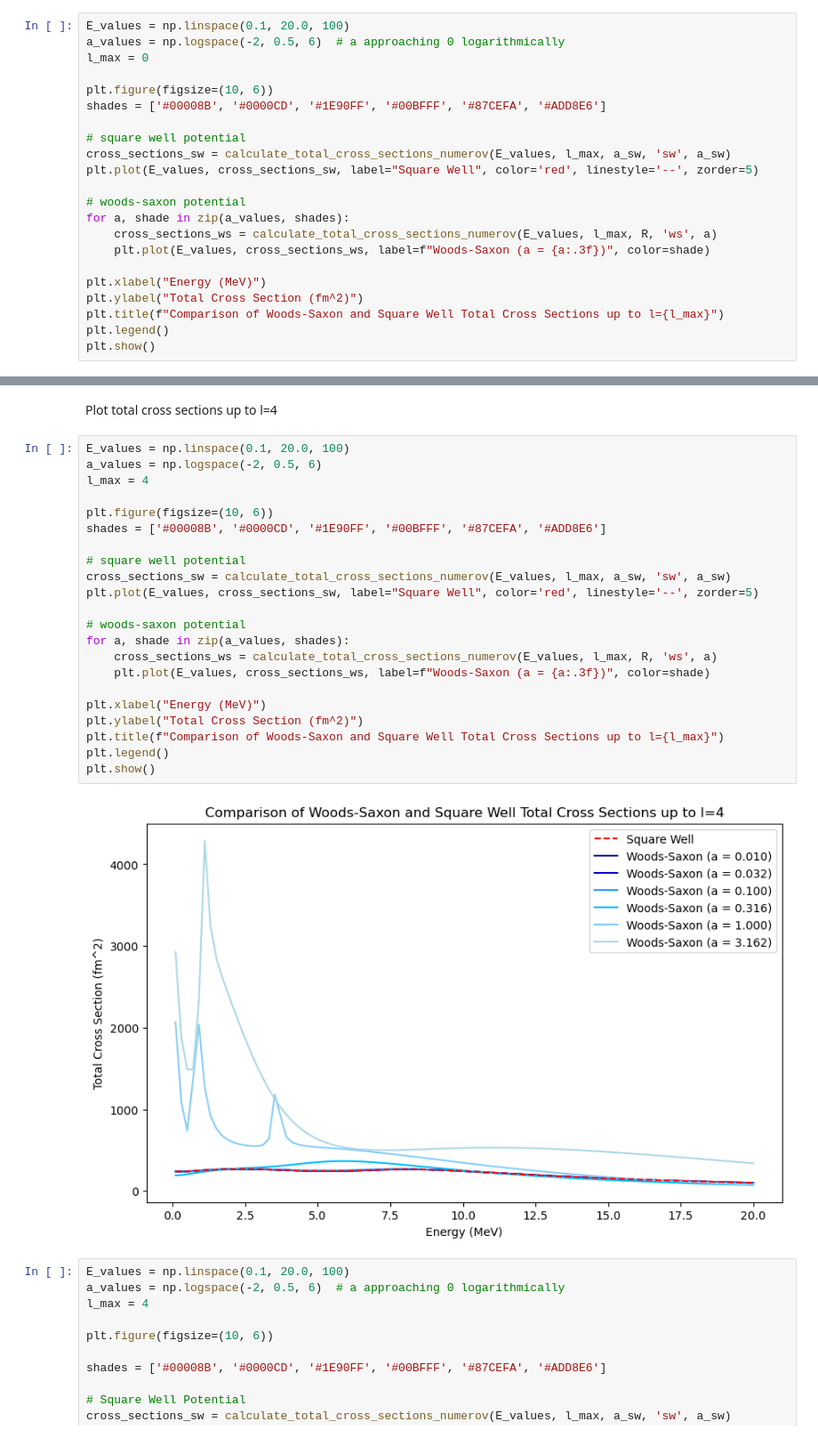
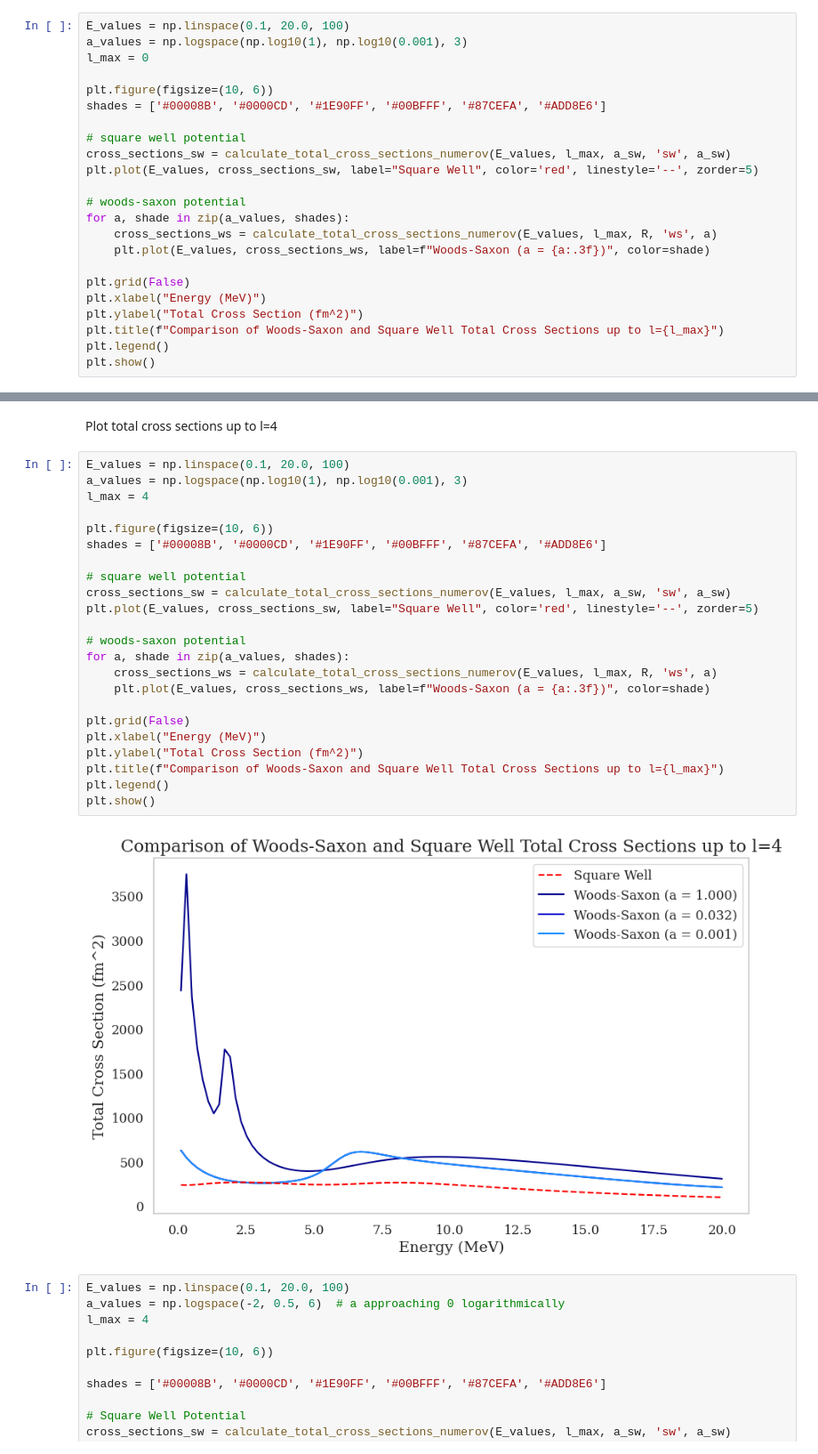
Before and after one commit to LydiaMaz/Scattering-Calculations, a Jupyter notebook: WoodsSaxon_SquareWell.ipynb, the cells around one changed output, grey strips where cells are left out. Shown at 89% size. Drawn from its saved outputs; the diff is of its cells as text.

Commit message:
modify plots

```diff
--- a/WoodsSaxon_SquareWell.ipynb
+++ b/WoodsSaxon_SquareWell.ipynb
@@ -145,7 +188,7 @@ def calculate_total_cross_sections_numerov(E_values, l_max, R, potential, a):
 Plot total cross sections up to l=0
 # %%
 E_values = np.linspace(0.1, 20.0, 100)
-a_values = np.logspace(-2, 0.5, 6)  # a approaching 0 logarithmically
+a_values = np.logspace(np.log10(1), np.log10(0.001), 3)
 l_max = 0
 
 plt.figure(figsize=(10, 6))
@@ -160,6 +203,7 @@ for a, shade in zip(a_values, shades):
     cross_sections_ws = calculate_total_cross_sections_numerov(E_values, l_max, R, 'ws', a)
     plt.plot(E_values, cross_sections_ws, label=f"Woods-Saxon (a = {a:.3f})", color=shade)
 
+plt.grid(False)
 plt.xlabel("Energy (MeV)")
 plt.ylabel("Total Cross Section (fm^2)")
 plt.title(f"Comparison of Woods-Saxon and Square Well Total Cross Sections up to l={l_max}")
@@ -199,28 +243,29 @@ plt.show()
 Plot total cross sections up to l=4
 # %%
 E_values = np.linspace(0.1, 20.0, 100)
-a_values = np.logspace(-2, 0.5, 6)
+a_values = np.logspace(np.log10(1), np.log10(0.001), 3)
 l_max = 4
 
 plt.figure(figsize=(10, 6))
 shades = ['#00008B', '#0000CD', '#1E90FF', '#00BFFF', '#87CEFA', '#ADD8E6']
 
 # square well potential
 cross_sections_sw = calculate_total_cross_sections_numerov(E_values, l_max, a_sw, 'sw', a_sw)
 plt.plot(E_values, cross_sections_sw, label="Square Well", color='red', linestyle='--', zorder=5)
 
 # woods-saxon potential
 for a, shade in zip(a_values, shades):
     cross_sections_ws = calculate_total_cross_sections_numerov(E_values, l_max, R, 'ws', a)
     plt.plot(E_values, cross_sections_ws, label=f"Woods-Saxon (a = {a:.3f})", color=shade)
 
+plt.grid(False)
 plt.xlabel("Energy (MeV)")
 plt.ylabel("Total Cross Section (fm^2)")
 plt.title(f"Comparison of Woods-Saxon and Square Well Total Cross Sections up to l={l_max}")
 plt.legend()
 plt.show()
 # %% [output]
-[figure, old version]
+[figure, new version]
 # %%
 E_values = np.linspace(0.1, 20.0, 100)
 a_values = np.logspace(-2, 0.5, 6)  # a approaching 0 logarithmically
```
Also changed, not shown: parts of 3 cells of this notebook, 3 other files.
